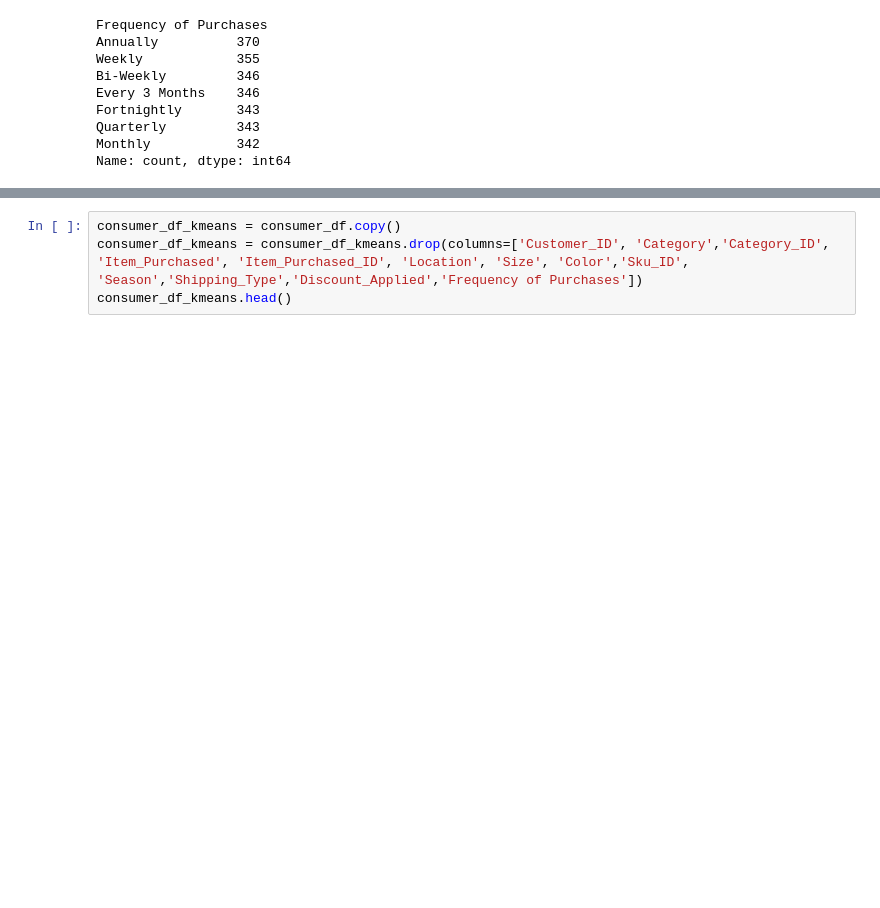
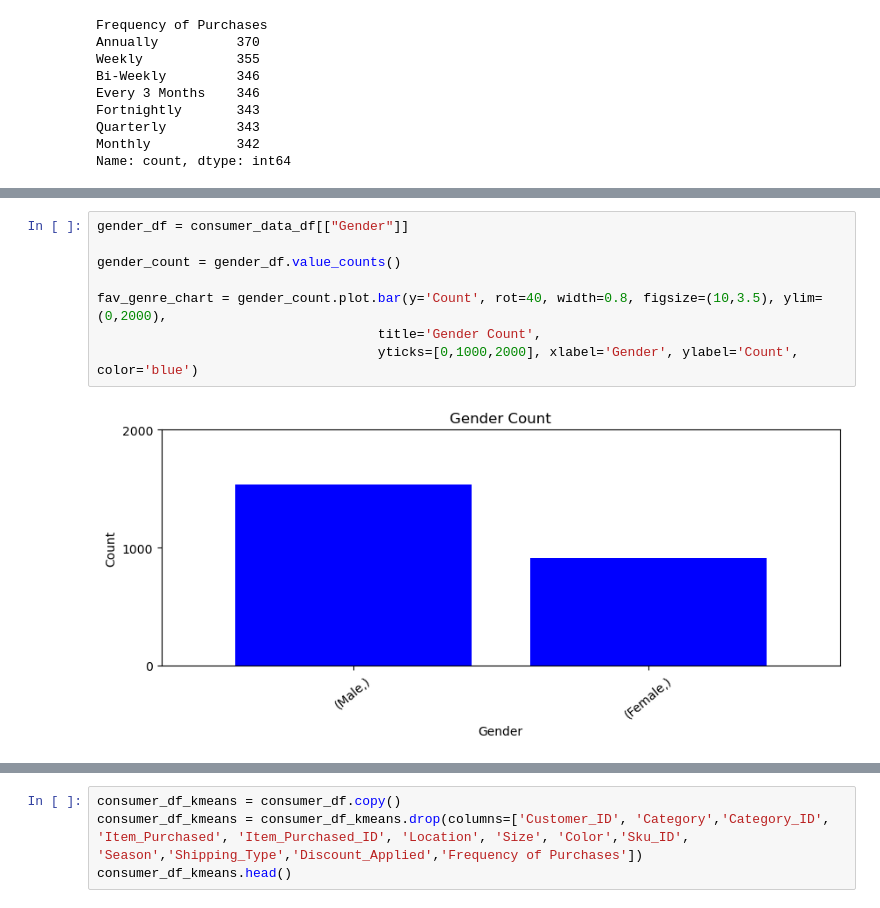
Before and after one commit to kylekerner/project2, a Jupyter notebook: project2.ipynb, the cells around one changed output, grey strips where cells are left out. Saved outputs shown, nothing was run; the diff lists cells and outputs as text; blank space fills up the shorter version.

Commit message:
add data exploration code and some encoding code

```diff
--- a/project2.ipynb
+++ b/project2.ipynb
@@ -218,0 +233,10 @@ Name: count, dtype: int64
+# %%
+gender_df = consumer_data_df[["Gender"]]
+
+gender_count = gender_df.value_counts()
+
+fav_genre_chart = gender_count.plot.bar(y='Count', rot=40, width=0.8, figsize=(10,3.5), ylim=(0,2000),
+                                    title='Gender Count',
+                                    yticks=[0,1000,2000], xlabel='Gender', ylabel='Count', color='blue')
+# %% [output]
+[figure, added]
```
Also changed, not shown: parts of 22 cells of this notebook.
